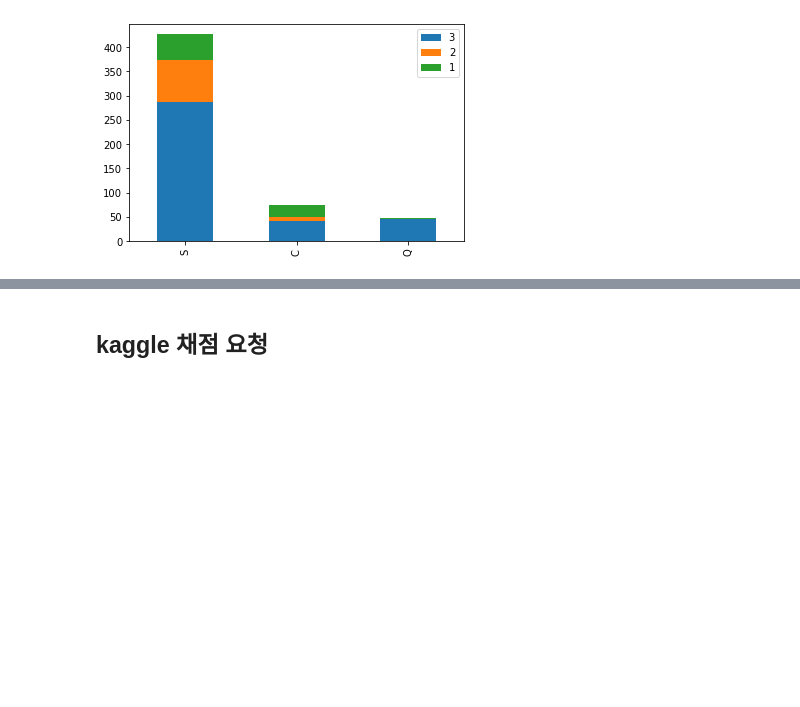
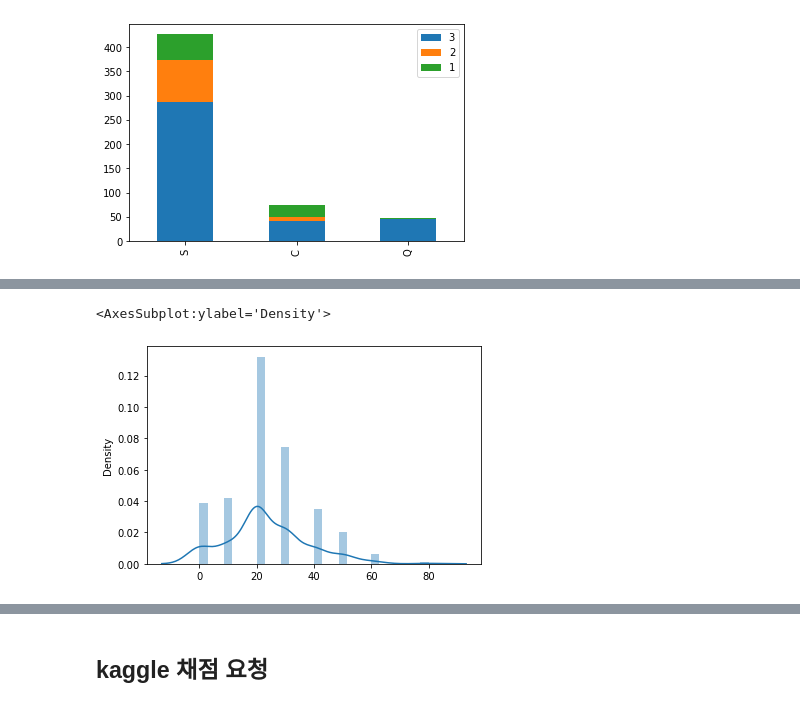
Before and after one commit to KangnamUniv-ML/Titanic-ML, a Jupyter notebook: notebook/Titanic.ipynb, the cells around one changed output, grey strips where cells are left out. Drawn from its saved outputs; the diff is of its cells as text; code cells hidden in the pictures; blank space fills up the shorter version.

```diff
--- a/notebook/Titanic.ipynb
+++ b/notebook/Titanic.ipynb
@@ -535,0 +540,3 @@ boardDead.plot(kind='bar', stacked=True)
+# %%
+survivedAge = df[df['Survived'] == 1][['Age']]
+survivedAge.head()
@@ -535,0 +550,3 @@ boardDead.plot(kind='bar', stacked=True)
+# %%
+survivedAge = survivedAge - (survivedAge % 10)
+survivedAge.head()
@@ -535,0 +560,5 @@ boardDead.plot(kind='bar', stacked=True)
+# %%
+sns.distplot(survivedAge)
+# %% [output]
+<AxesSubplot:ylabel='Density'>
+[figure, added]
```
Also changed, not shown: parts of 47 cells of this notebook.
